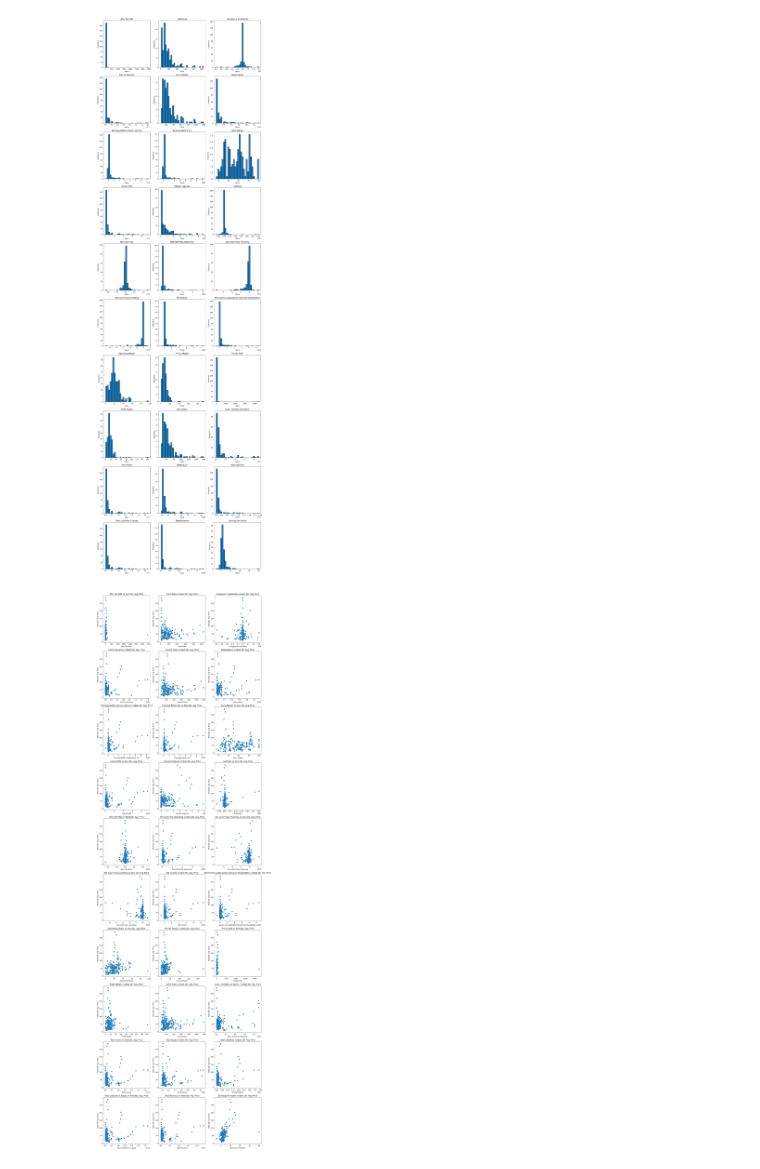
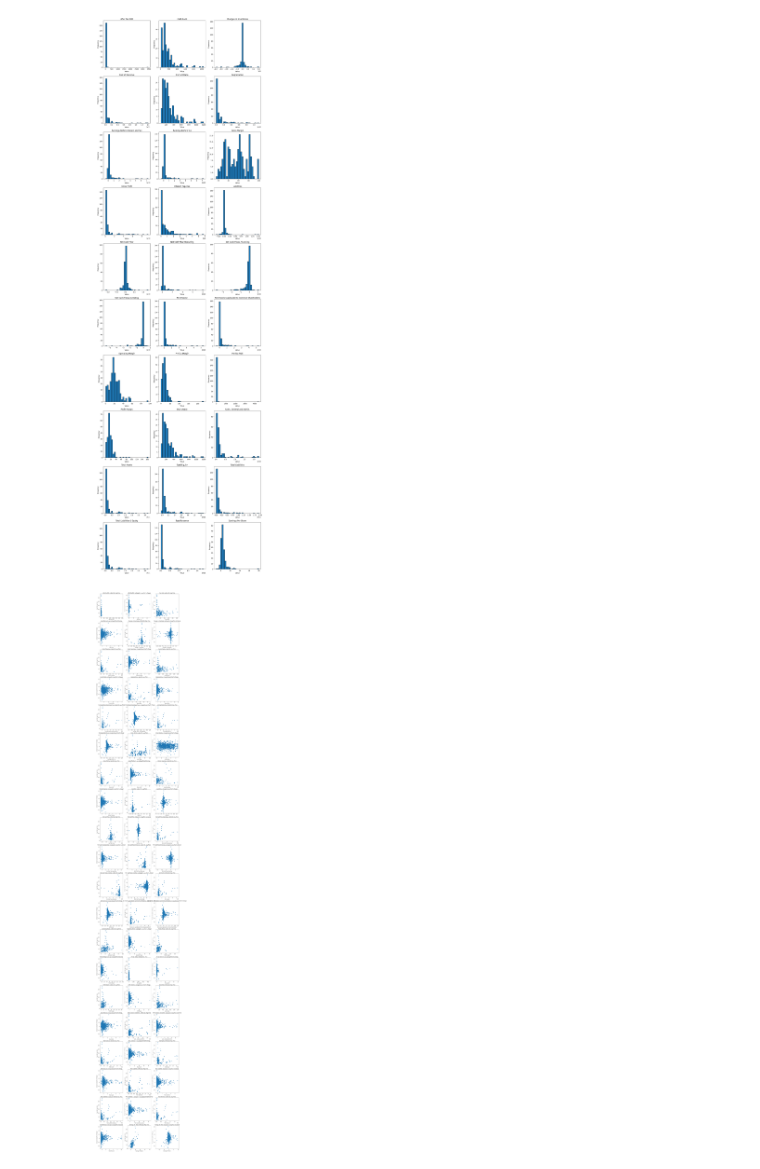
Before and after one commit to aishwaryapb/stock_price_prediction, a Jupyter notebook: data_exploration/data_exploration.ipynb, the cells around one changed output. Cells and saved outputs as stored; diff of their text form; code cells hidden in the pictures.

Commit message:
Owen's additional targets

```diff
--- a/data_exploration/data_exploration.ipynb
+++ b/data_exploration/data_exploration.ipynb
@@ -38,42 +39,57 @@ it_sector_data = fundamentals[fundamentals['Sector'] == 'Information Technology'
 
 # Sort the filtered data by 'Ticker Symbol' and 'Period Ending' (assuming this is the desired sorting criteria)
 it_sector_data = it_sector_data.sort_values(by=['Ticker Symbol', 'Period Ending'])
+all_sectors_data = fundamentals_scaled.sort_values(by=['Ticker Symbol', 'Period Ending'])
 
 # Drop some columns which are redundant and less useful for fundamental analysis
 it_sector_data = it_sector_data.drop(columns=["Add'l income/expense items", "Deferred Asset Charges", "Deferred Liability Charges", "Effect of Exchange Rate", "Minority Interest", "Misc. Stocks", "Non-Recurring Items", "Other Assets", "Other Current Assets", "Other Current Liabilities", "Other Equity", "Other Financing Activities", "Other Investing Activities", "Other Liabilities", "Other Operating Activities", "Other Operating Items"])
+all_sectors_data = all_sectors_data.drop(columns=["Add'l income/expense items", "Deferred Asset Charges", "Deferred Liability Charges", "Effect of Exchange Rate", "Minority Interest", "Misc. Stocks", "Non-Recurring Items", "Other Assets", "Other Current Assets", "Other Current Liabilities", "Other Equity", "Other Financing Activities", "Other Investing Activities", "Other Liabilities", "Other Operating Activities", "Other Operating Items"])
 
 # Save the filtered and sorted data to a new CSV file
 it_sector_data.to_csv('./outputs/it_sector_data.csv', index=False)
+all_sectors_data.to_csv('./outputs/all_sectors_data.csv', index=False)
 # %%
 # Load IT sector
 it_sector_data = pd.read_csv('./outputs/it_sector_data.csv')
 
 # Select features and target variable
 features = it_sector_data.drop(columns=non_feature_columns)
-target = it_sector_data['Next Qtr. Avg. Price']
+
+target1 = it_sector_data['Next Qtr. Avg. Price']
+target2 = all_sectors_data['Q avg to Q avg Price % Change']
 
 print(f'Total no. of features: {features.columns.size}\n')
 
 # Combine features and target into a single DataFrame for correlation analysis
-combined_data = pd.concat([features, target], axis=1)
+combined_data = pd.concat([features, target1, target2], axis=1)
 
 # Calculate the correlation matrix
 corr_matrix = combined_data.corr()
 
-# Extract correlation of each feature with the target variable
-target_corr = corr_matrix['Next Qtr. Avg. Price'].drop('Next Qtr. Avg. Price')
+# Extract correlation of each feature with the target variables
+target_corr1 = corr_matrix['Next Qtr. Avg. Price'].drop('Next Qtr. Avg. Price')
+target_corr2 = corr_matrix['Q avg to Q avg Price % Change'].drop('Q avg to Q avg Price % Change')
 
 # Display the correlation of each feature with the target variable
-print(target_corr)
+print(target_corr1)
+print(target_corr2)
 
 # Visualize the correlations
 plt.figure(figsize=(12, 8))
-sns.barplot(x=target_corr.index, y=target_corr.values)
+sns.barplot(x=target_corr1.index, y=target_corr1.values)
 plt.xticks(rotation=90)
 plt.title('Correlation of Features with Next Quarter Average Stock Price')
 plt.ylabel('Correlation Coefficient')
 plt.xlabel('Features')
 plt.show()
+
+plt.figure(figsize=(12, 8))
+sns.barplot(x=target_corr2.index, y=target_corr2.values)
+plt.xticks(rotation=90)
+plt.title('Correlation of Features with Q avg to Q avg Price % Change')
+plt.ylabel('Correlation Coefficient')
+plt.xlabel('Features')
+plt.show()
 # %% [output]
 Total no. of features: 59
 
@@ -101,7 +118,7 @@ model = LinearRegression()
 rfe = RFE(estimator=model, n_features_to_select=30)
 
 # Fit RFE
-rfe.fit(features, target)
+rfe.fit(features, target1)
 
 # Get the selected features
 selected_features = features.columns[rfe.support_]
@@ -113,6 +130,7 @@ final_it_data['Ticker Symbol'] = it_sector_data['Ticker Symbol']
 final_it_data['Period Ending'] = it_sector_data['Period Ending']
 final_it_data[selected_features] = it_sector_data[selected_features]
 final_it_data['Next Qtr. Avg. Price'] = it_sector_data['Next Qtr. Avg. Price'].round(2)
+final_it_data['Q avg to Q avg Price % Change'] = it_sector_data['Q avg to Q avg Price % Change']
 
 final_it_data.to_csv('../data/data_it.csv')
 # %% [output]
@@ -151,23 +169,33 @@ plt.show()
 # %% [output]
 [figure]
 # %%
-num_features = len(selected_features)
+num_features = len(selected_features) * 2
 
 # Create a subplot grid
 fig, axes = plt.subplots(nrows=num_features//3 + (num_features % 3 > 0), ncols=3, figsize=(15, 5*num_features//3 + (num_features % 3 > 0)))
 axes = axes.flatten()
 
-for i, feature in enumerate(selected_features):
+feature_counter = 0
+i = 0
+while i < num_features:
+    feature = selected_features[feature_counter]
     axes[i].scatter(final_it_data[feature], final_it_data['Next Qtr. Avg. Price'])
     axes[i].set_title(f'{feature} vs Next Qtr. Avg. Price')
     axes[i].set_xlabel(feature)
     axes[i].set_ylabel('Next Qtr. Avg. Price')
+
+    axes[i+1].scatter(all_sectors_data[feature], all_sectors_data['Q avg to Q avg Price % Change'])
+    axes[i+1].set_title(f'{feature} vs Q avg to Q avg Price % Change')
+    axes[i+1].set_xlabel(feature)
+    axes[i+1].set_ylabel('Q avg to Q avg Price % Change')
+    i += 2
+    feature_counter += 1
 
 # Hide any unused subplots
 for i in range(len(features), len(axes)):
     fig.delaxes(axes[i])
 
 plt.tight_layout()
 plt.show()
 # %% [output]
-[figure, old version]
+[figure, new version]
```
Also changed, not shown: parts of 2 cells of this notebook, 1 other file.
